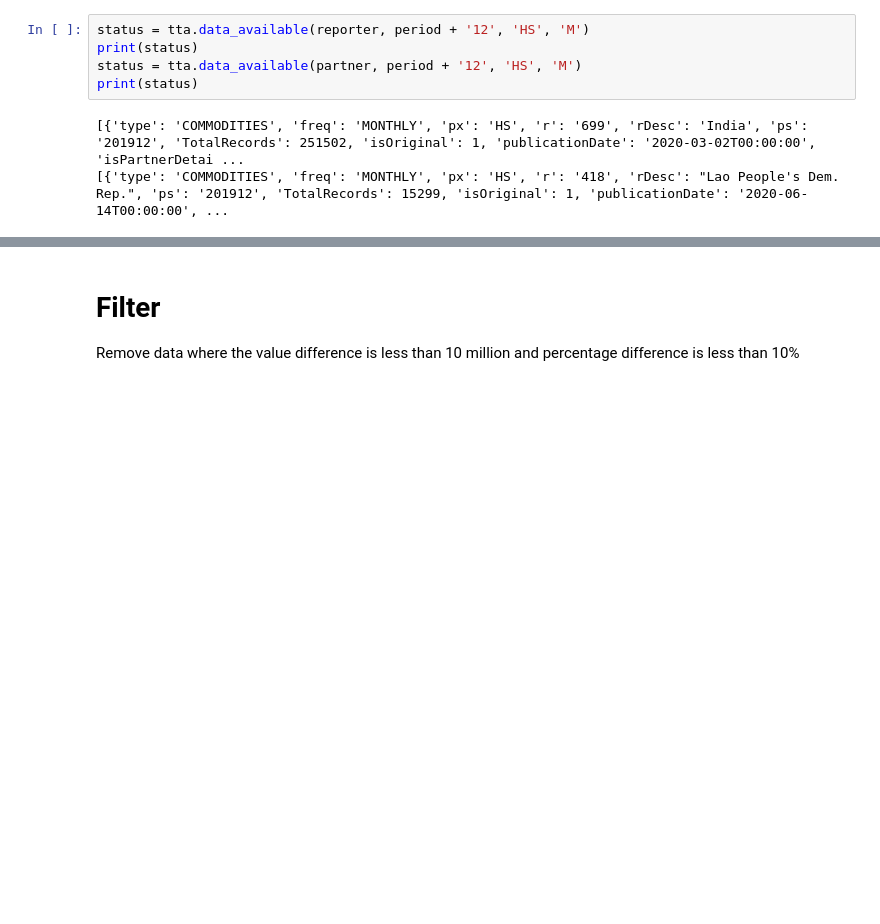
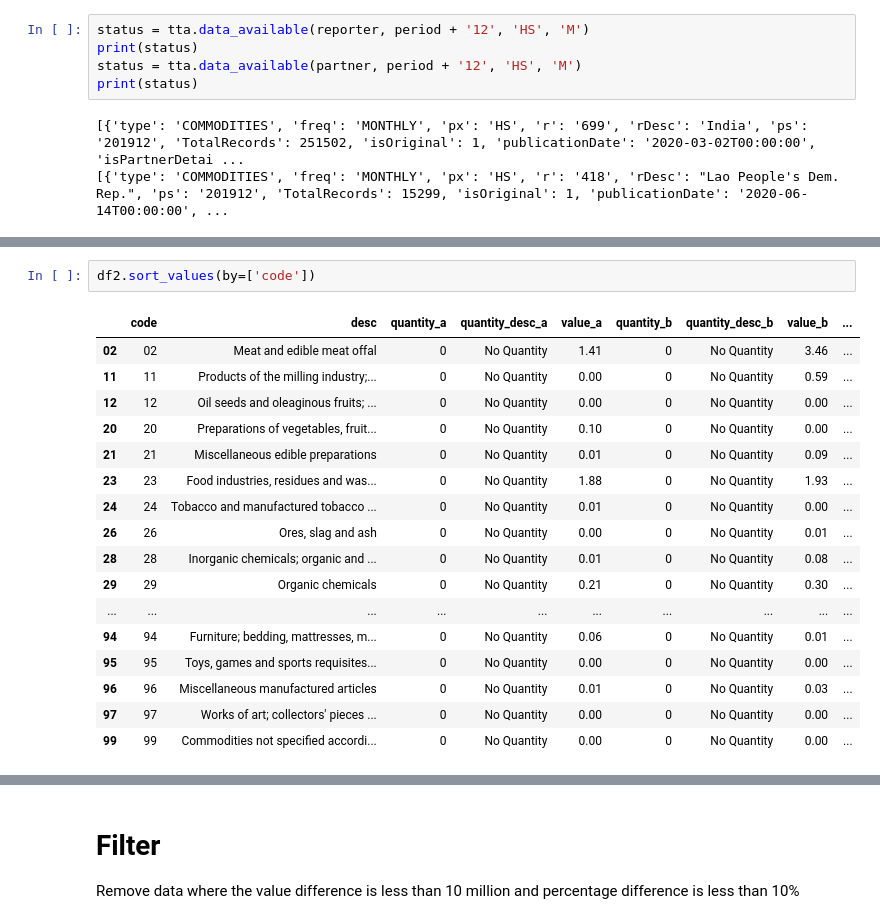
Before and after one commit to kmaneesh/tta, a Jupyter notebook: notebook/country/export.ipynb, the cells around one changed output, grey strips where cells are left out. Drawn from its saved outputs; the diff is of its cells as text; blank space fills up the shorter version.

```diff
--- a/notebook/country/export.ipynb
+++ b/notebook/country/export.ipynb
@@ -51,0 +60,20 @@ print(status)
+# %%
+df2.sort_values(by=['code'])
+# %% [output]
+|  | code | desc | quantity_a | quantity_desc_a | value_a | quantity_b | quantity_desc_b | value_b | ... |
+| 02 | 02 | Meat and edible meat offal | 0 | No Quantity | 1.41 | 0 | No Quantity | 3.46 | ... |
+| 11 | 11 | Products of the milling industry;... | 0 | No Quantity | 0.00 | 0 | No Quantity | 0.59 | ... |
+| 12 | 12 | Oil seeds and oleaginous fruits; ... | 0 | No Quantity | 0.00 | 0 | No Quantity | 0.00 | ... |
+| 20 | 20 | Preparations of vegetables, fruit... | 0 | No Quantity | 0.10 | 0 | No Quantity | 0.00 | ... |
+| 21 | 21 | Miscellaneous edible preparations | 0 | No Quantity | 0.01 | 0 | No Quantity | 0.09 | ... |
+| 23 | 23 | Food industries, residues and was... | 0 | No Quantity | 1.88 | 0 | No Quantity | 1.93 | ... |
+| 24 | 24 | Tobacco and manufactured tobacco ... | 0 | No Quantity | 0.01 | 0 | No Quantity | 0.00 | ... |
+| 26 | 26 | Ores, slag and ash | 0 | No Quantity | 0.00 | 0 | No Quantity | 0.01 | ... |
+| 28 | 28 | Inorganic chemicals; organic and ... | 0 | No Quantity | 0.01 | 0 | No Quantity | 0.08 | ... |
+| 29 | 29 | Organic chemicals | 0 | No Quantity | 0.21 | 0 | No Quantity | 0.30 | ... |
+| ... | ... | ... | ... | ... | ... | ... | ... | ... | ... |
+| 94 | 94 | Furniture; bedding, mattresses, m... | 0 | No Quantity | 0.06 | 0 | No Quantity | 0.01 | ... |
+| 95 | 95 | Toys, games and sports requisites... | 0 | No Quantity | 0.00 | 0 | No Quantity | 0.00 | ... |
+| 96 | 96 | Miscellaneous manufactured articles | 0 | No Quantity | 0.01 | 0 | No Quantity | 0.03 | ... |
+| 97 | 97 | Works of art; collectors' pieces ... | 0 | No Quantity | 0.00 | 0 | No Quantity | 0.00 | ... |
+| 99 | 99 | Commodities not specified accordi... | 0 | No Quantity | 0.00 | 0 | No Quantity | 0.00 | ... |
```
Also changed, not shown: parts of 24 cells of this notebook, 1 other file.
